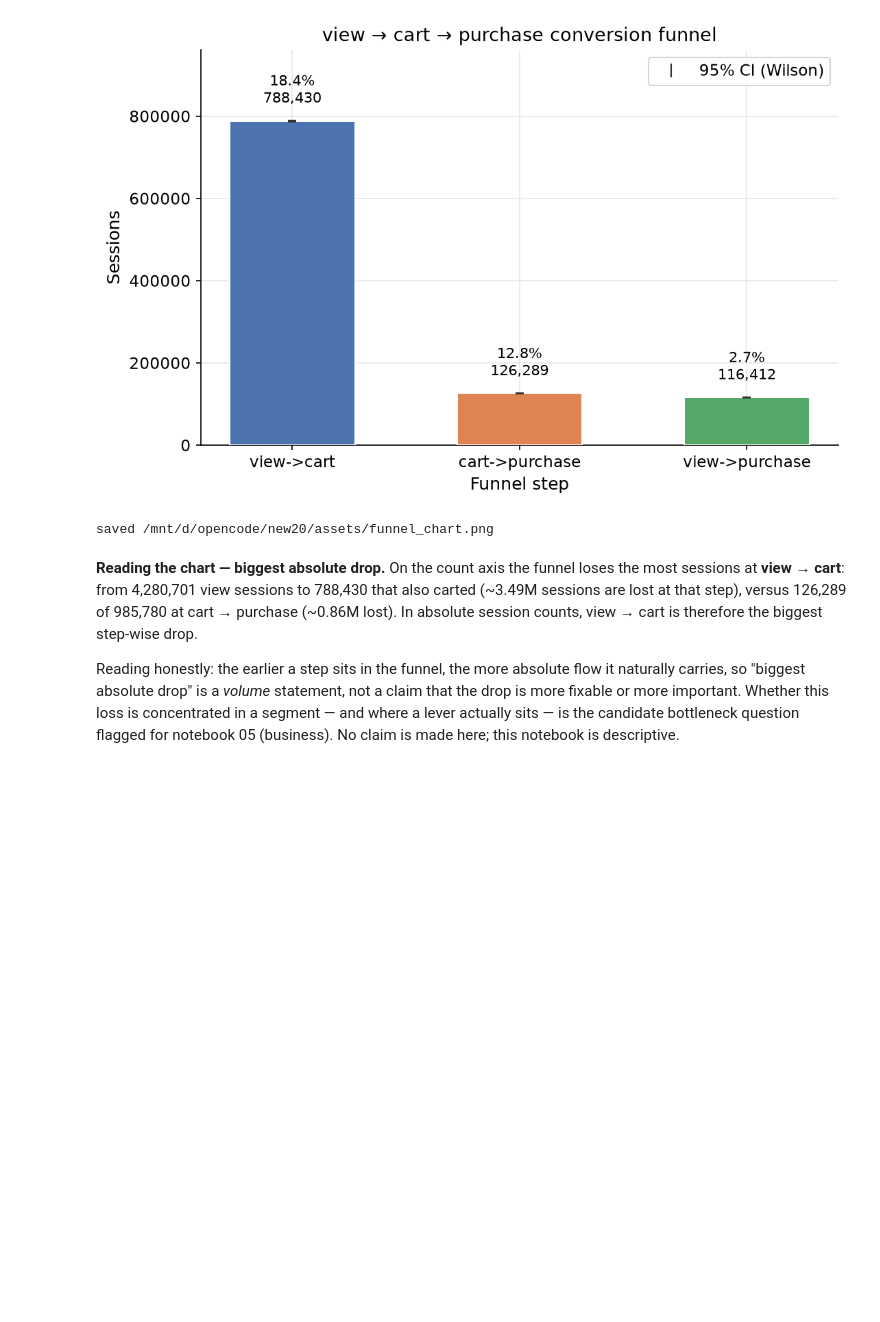
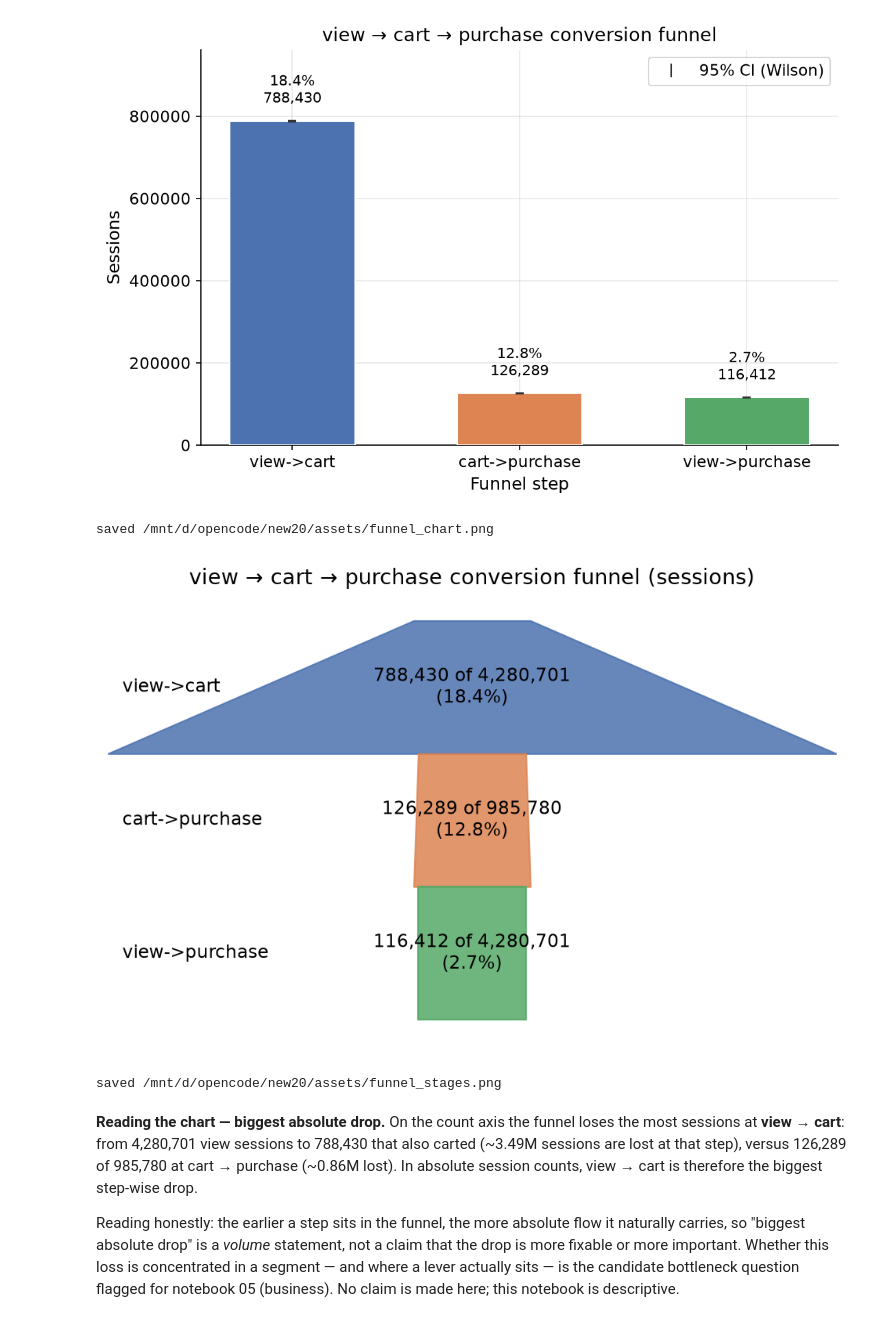
Before and after one commit to kovalevmial-coder/ecommerce-funnel-analysis, a Jupyter notebook: notebooks/02_funnel.ipynb, the cells around one changed output. Drawn from its saved outputs; the diff is of its cells as text; code cells hidden in the pictures; blank space fills up the shorter version.

Commit message:
feat: add classic trapezoid funnel chart to notebook 02

```diff
--- a/notebooks/02_funnel.ipynb
+++ b/notebooks/02_funnel.ipynb
@@ -171,6 +171,20 @@ print(f"saved {_funnel_plot_path}")
 # %% [output]
 [figure]
 saved /mnt/d/opencode/new20/assets/funnel_chart.png
+# %%
+# Classic trapezoid funnel — the same funnel_rates frame, drawn as narrowing
+# volume stages (absolute sessions reaching each converting step) instead of as
+# a bar chart. The trapezoid width is proportional to the step's numerator, so
+# the volume-shape read ("where does the funnel physically narrow?") matches the
+# absolute-loss framing of notebook 05. Generated through the same asset
+# convention and displayed inline like the bar chart above.
+_funnel_stages_path = REPO_ROOT / src.plots.assets_path("funnel_stages")
+plot_funnel_stages(funnel, _funnel_stages_path)
+display(Image(filename=str(_funnel_stages_path)))
+print(f"saved {_funnel_stages_path}")
+# %% [output]
+[figure, added]
+saved /mnt/d/opencode/new20/assets/funnel_stages.png
 # %% [markdown]
 **Reading the chart — biggest absolute drop.** On the count axis the funnel
 loses the most sessions at **view → cart**: from 4,280,701 view sessions to
```
Also changed, not shown: parts of 1 cell of this notebook, 6 other files.
